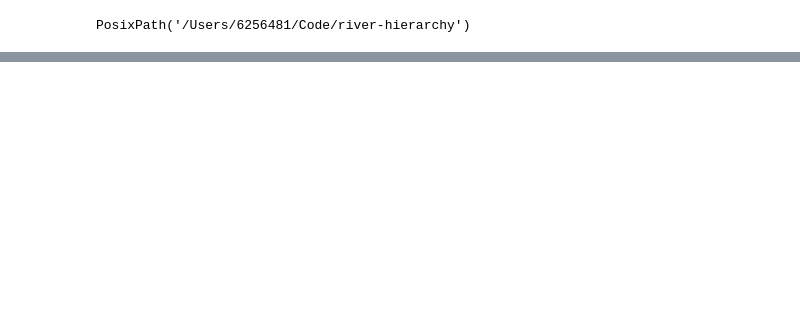
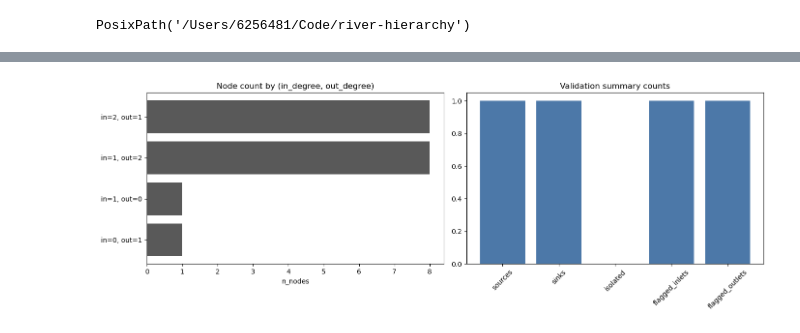
Before and after one commit to niekcde/river_hierarchy, a Jupyter notebook: hierarchy_level_definition/notebooks/level_detection_workbench.ipynb, the cells around one changed output, grey strips where cells are left out. Cells and saved outputs as stored; diff of their text form; code cells hidden in the pictures; blank space fills up the shorter version.

Commit message:
hierarchy level detection update

```diff
--- a/hierarchy_level_definition/notebooks/level_detection_workbench.ipynb
+++ b/hierarchy_level_definition/notebooks/level_detection_workbench.ipynb
@@ -26,11 +42,18 @@ PosixPath('/Users/6256481/Code/river-hierarchy')
 # %%
-from hierarchy_level_definition.graph_building.directed_network_checks import analyze_reviewed_network
-from hierarchy_level_definition.unit_detection.bifurcation_confluence_units import analyze_network
+network_name = "sarl_07"
 
-network_name = "sarl_03"
 review_dir = REPO_ROOT / "hierarchy_level_definition" / "manual_review" / "outputs" / network_name
 links_path = review_dir / "directed_links.gpkg"
 nodes_path = review_dir / "reviewed_nodes.gpkg"
 
-links_path, nodes_path
+pd.Series(
+    {
+        "network_name": network_name,
+        "review_dir": str(review_dir),
+        "links_path_exists": links_path.exists(),
+        "nodes_path_exists": nodes_path.exists(),
+        "links_path": str(links_path),
+        "nodes_path": str(nodes_path),
+    }
+)
 # %% [output]
@@ -76,0 +198,32 @@ hierarchy
+# %%
+degree_counts = (
+    degree_frame.groupby(["in_degree", "out_degree"])
+    .size()
+    .reset_index(name="n_nodes")
+    .sort_values(["in_degree", "out_degree"])
+)
+degree_counts["label"] = degree_counts.apply(lambda row: f"in={row['in_degree']}, out={row['out_degree']}", axis=1)
+
+fig, axes = plt.subplots(1, 2, figsize=(14, 5))
+
+axes[0].barh(degree_counts["label"], degree_counts["n_nodes"], color="0.35")
+axes[0].set_title("Node count by (in_degree, out_degree)")
+axes[0].set_xlabel("n_nodes")
+
+summary_counts = pd.Series(
+    {
+        "sources": int(degree_frame["is_source"].sum()),
+        "sinks": int(degree_frame["is_sink"].sum()),
+        "isolated": int(degree_frame["is_isolated"].sum()),
+        "flagged_inlets": int(degree_frame["flag_is_inlet"].sum()),
+        "flagged_outlets": int(degree_frame["flag_is_outlet"].sum()),
+    }
+)
+axes[1].bar(summary_counts.index, summary_counts.values, color="#4c78a8")
+axes[1].set_title("Validation summary counts")
+axes[1].tick_params(axis="x", rotation=45)
+
+plt.tight_layout()
+plt.show()
+# %% [output]
+[figure, added]
```
Also changed, not shown: parts of 21 cells of this notebook, 1 other file.
